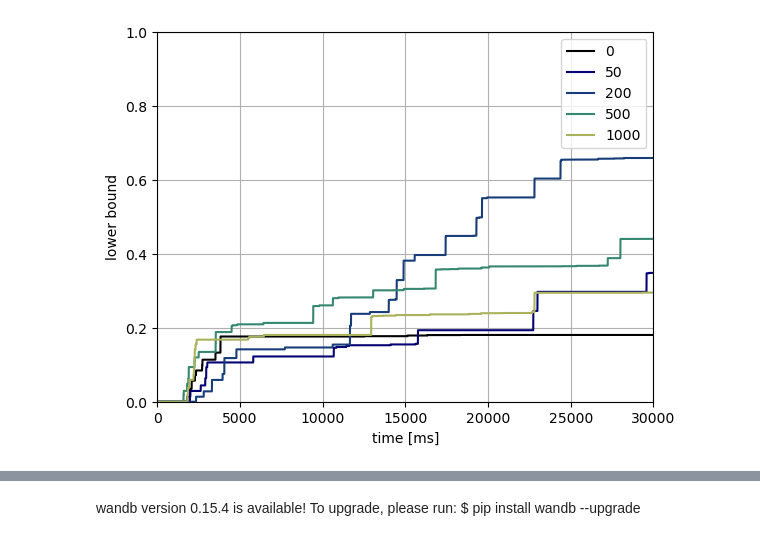
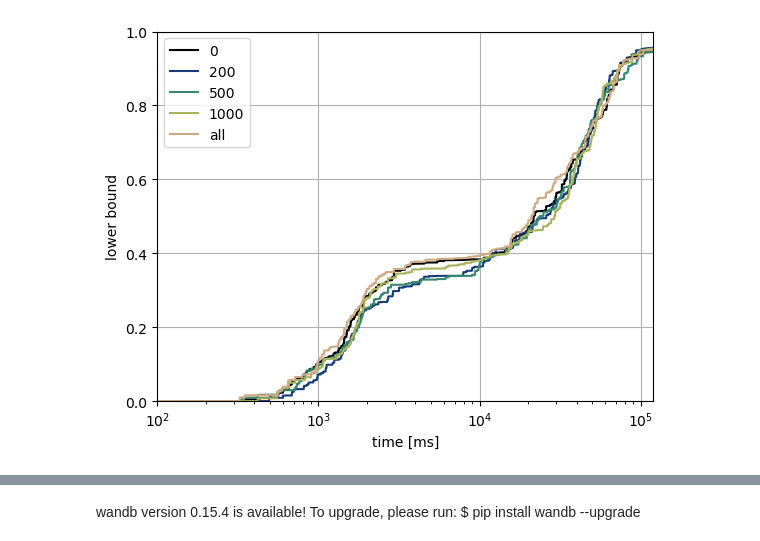
Before and after one commit to gos-ufsc/sat-gnn, a Jupyter notebook: notebooks/5.0-bmp-evaluate-early-fixing-to-wandb.ipynb, the cells around one changed output, grey strips where cells are left out. Cells and saved outputs as stored; diff of their text form; code cells hidden in the pictures.

```diff
--- a/notebooks/5.0-bmp-evaluate-early-fixing-to-wandb.ipynb
+++ b/notebooks/5.0-bmp-evaluate-early-fixing-to-wandb.ipynb
@@ -19,7 +19,8 @@ from src.dataset import MultiTargetDataset
 from src.utils import load_from_wandb
 # %%
 api = wandb.Api()
-run = api.run('brunompac/sat-gnn/rrmjzpqi')
+run = api.run('brunompac/sat-gnn/y8klzrnk')
 df = run.history()
+df['relative_obj'] = df['relative_obj'].astype(float)
 df
 # %% [output]
@@ -64,0 +91,5 @@ plt.show()
+# %%
+# df.to_pickle('run_history_y8klzrnk.pkl')
+df = pd.read_pickle('run_history_7ijh7dwq.pkl')
+# %%
+df.loc[:,'n_fixed'][df['n_fixed'] > 1000] = 'all'
@@ -98,0 +126,23 @@ plt.show()
+# %%
+T = run.config['ef_time_budget']
+timestep = .001
+standard_range = pd.to_timedelta(np.linspace(0,T,int(T/timestep) +1), 's')
+def normalize_timeseries(curve):
+    if np.isnan(curve).any():
+        return np.nan
+    else:
+        c = pd.Series(curve[:,1], index=pd.to_timedelta(curve[:,0], 's'))
+        c = c.reindex(standard_range, method='ffill')
+        return c.values
+
+def compute_integral(curve):
+    if np.isnan(curve).any():
+        return np.nan
+    else:
+        return T - timestep * curve.sum()
+
+df['normalized_primal_curve'] = df['primal_curve'].apply(normalize_timeseries)
+df['new_rel_primal_integral'] = df['normalized_primal_curve'].apply(compute_integral)
+
+df.boxplot(column='new_rel_primal_integral', by='n_fixed', showmeans=True)
+plt.show()
@@ -99,24 +151,29 @@ plt.show()
 # %%
-import matplotlib as mpl
-
 cmap = plt.get_cmap('gist_earth')
 for n in df['n_fixed'].unique():
     mean_curve = 0
     n_curves = 0
     for curve in df[df['n_fixed'] == n]['normalized_primal_curve'].iloc:
         if not curve is np.nan:
             mean_curve += curve
             n_curves += 1
 
     mean_curve = mean_curve / n_curves
-    plt.plot(mean_curve, c=cmap(n/1500), label=n)
+
+    if n == 'all':
+        color = cmap(1250/1500)
+    else:
+        color = cmap(n / 1500)
+    plt.plot(mean_curve, c=color, label=n)
 
 plt.ylabel('lower bound')
 plt.xlabel('time [ms]')
 plt.ylim(0,1)
-plt.xlim(0,30e3)
+plt.xlim(.1*1e3,T*1e3)
+plt.xscale('log')
+# plt.xlim(0,10*1e3)
 plt.grid()
 plt.legend()
 plt.show()
 # %% [output]
-[figure, old version]
+[figure, new version]
```
Also changed, not shown: parts of 13 cells of this notebook, 3 other files.
